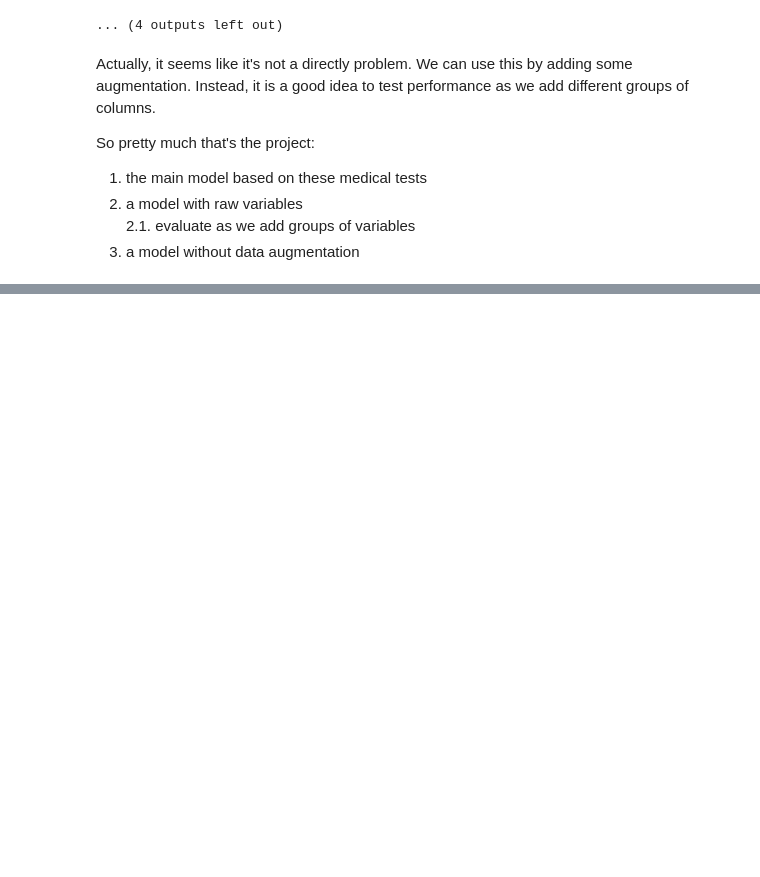
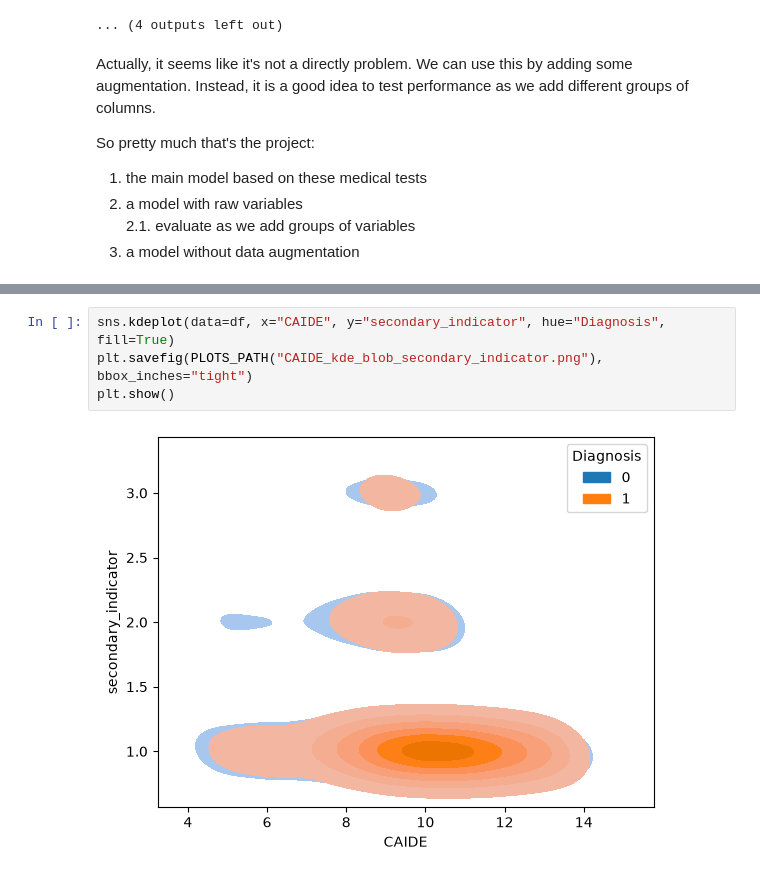
Before and after one commit to Dpbm/mestrado-aulas, a Jupyter notebook: mineracao-de-dados/trabalho/projeto/analysis3.ipynb, the cells around one changed output, grey strips where cells are left out. Drawn from its saved outputs; the diff is of its cells as text; blank space fills up the shorter version.

```diff
--- a/mineracao-de-dados/trabalho/projeto/analysis3.ipynb
+++ b/mineracao-de-dados/trabalho/projeto/analysis3.ipynb
@@ -259,0 +301,6 @@ So pretty much that's the project:
+# %%
+sns.kdeplot(data=df, x="CAIDE", y="secondary_indicator", hue="Diagnosis", fill=True)
+plt.savefig(PLOTS_PATH("CAIDE_kde_blob_secondary_indicator.png"), bbox_inches="tight")
+plt.show()
+# %% [output]
+[figure, added]
```
Also changed, not shown: parts of 10 cells of this notebook, 7 other files.
